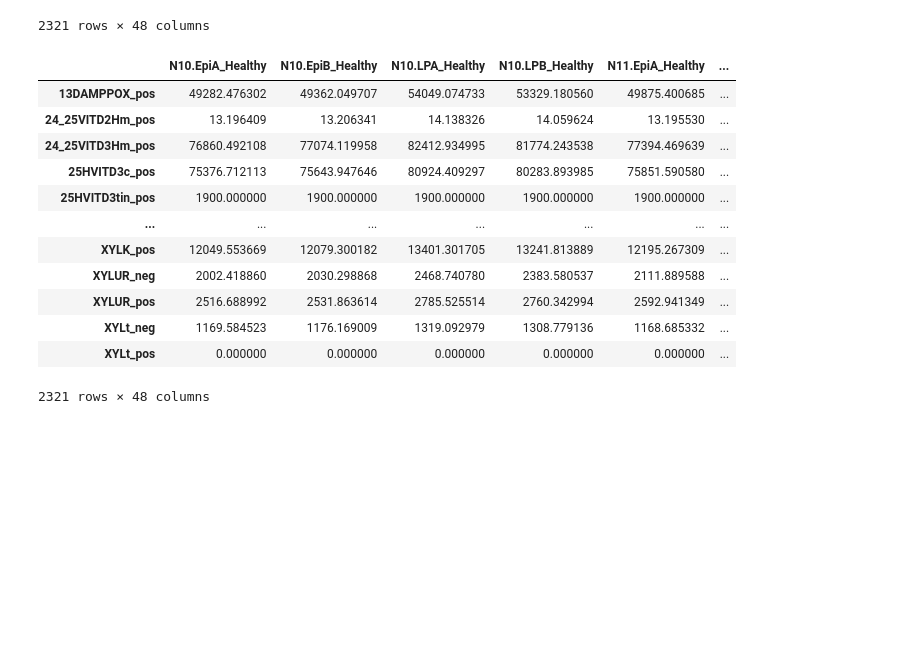
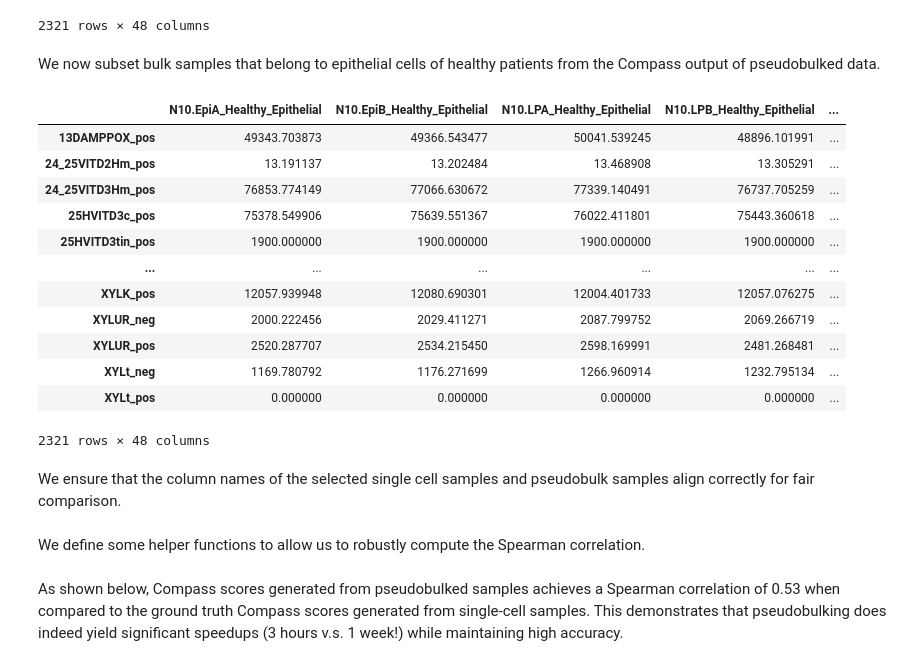
Before and after one commit to YosefLab/Compass, a Jupyter notebook: docs/notebooks/pseudobulk.ipynb, the cells around one changed output. Saved outputs shown, nothing was run; the diff lists cells and outputs as text; code cells hidden in the pictures; blank space fills up the shorter version.

```diff
--- a/docs/notebooks/pseudobulk.ipynb
+++ b/docs/notebooks/pseudobulk.ipynb
@@ -344,6 +380,6 @@ full_compass_results
 | XYLt_pos | 0.000000 | 0.000000 | 0.000000 | 0.000000 | ... |
 2321 rows × 50258 columns
 # %%
-pseudobulk_results = pd.read_csv('compass_results/reactions.tsv', sep='\t', index_col=0)
+pseudobulk_results = pd.read_csv('/data/yosef2/scratch/users/charleschien101/test_pseudobulk/reactions.tsv', sep='\t', index_col=0)
 pseudobulk_results
 # %% [output]
@@ -404,21 +423,25 @@ healthy_sample_results
 | XYLt_neg | 1325.945409 | 1325.073590 | 1345.795887 | 1335.052432 | 1329.232259 | 1319.555192 | 1391.727385 | 1347.302068 | 1367.081516 | 1370.724405 | ... |
 | XYLt_pos | 0.000000 | 0.000000 | 0.000000 | 0.000000 | 0.000000 | 0.000000 | 0.000000 | 0.000000 | 0.000000 | 0.000000 | ... |
 2321 rows × 48 columns
+# %% [markdown]
+We now subset bulk samples that belong to epithelial cells of healthy patients from the Compass output of pseudobulked data.
 # %%
-healthy_pseudobulk_results = pseudobulk_results.loc[:, ['Healthy' in col_name for col_name in pseudobulk_results.columns]]
+healthy_pseudobulk_results = pseudobulk_results.loc[:, [('Healthy' in col_name) and ('Epithelial' in col_name) for col_name in pseudobulk_results.columns]]
 healthy_pseudobulk_results = healthy_pseudobulk_results.reindex(sorted(healthy_pseudobulk_results.columns), axis=1)
 healthy_pseudobulk_results
 # %% [output]
-|  | N10.EpiA_Healthy | N10.EpiB_Healthy | N10.LPA_Healthy | N10.LPB_Healthy | N11.EpiA_Healthy | ... |
-| 13DAMPPOX_pos | 49282.476302 | 49362.049707 | 54049.074733 | 53329.180560 | 49875.400685 | ... |
-| 24_25VITD2Hm_pos | 13.196409 | 13.206341 | 14.138326 | 14.059624 | 13.195530 | ... |
-| 24_25VITD3Hm_pos | 76860.492108 | 77074.119958 | 82412.934995 | 81774.243538 | 77394.469639 | ... |
-| 25HVITD3c_pos | 75376.712113 | 75643.947646 | 80924.409297 | 80283.893985 | 75851.590580 | ... |
-| 25HVITD3tin_pos | 1900.000000 | 1900.000000 | 1900.000000 | 1900.000000 | 1900.000000 | ... |
-| ... | ... | ... | ... | ... | ... | ... |
-| XYLK_pos | 12049.553669 | 12079.300182 | 13401.301705 | 13241.813889 | 12195.267309 | ... |
-| XYLUR_neg | 2002.418860 | 2030.298868 | 2468.740780 | 2383.580537 | 2111.889588 | ... |
-| XYLUR_pos | 2516.688992 | 2531.863614 | 2785.525514 | 2760.342994 | 2592.941349 | ... |
-| XYLt_neg | 1169.584523 | 1176.169009 | 1319.092979 | 1308.779136 | 1168.685332 | ... |
-| XYLt_pos | 0.000000 | 0.000000 | 0.000000 | 0.000000 | 0.000000 | ... |
+|  | N10.EpiA_Healthy_Epithelial | N10.EpiB_Healthy_Epithelial | N10.LPA_Healthy_Epithelial | N10.LPB_Healthy_Epithelial | ... |
+| 13DAMPPOX_pos | 49343.703873 | 49366.543477 | 50041.539245 | 48896.101991 | ... |
+| 24_25VITD2Hm_pos | 13.191137 | 13.202484 | 13.468908 | 13.305291 | ... |
+| 24_25VITD3Hm_pos | 76853.774149 | 77066.630672 | 77339.140491 | 76737.705259 | ... |
+| 25HVITD3c_pos | 75378.549906 | 75639.551367 | 76022.411801 | 75443.360618 | ... |
+| 25HVITD3tin_pos | 1900.000000 | 1900.000000 | 1900.000000 | 1900.000000 | ... |
+| ... | ... | ... | ... | ... | ... |
+| XYLK_pos | 12057.939948 | 12080.690301 | 12004.401733 | 12057.076275 | ... |
+| XYLUR_neg | 2000.222456 | 2029.411271 | 2087.799752 | 2069.266719 | ... |
+| XYLUR_pos | 2520.287707 | 2534.215450 | 2598.169991 | 2481.268481 | ... |
+| XYLt_neg | 1169.780792 | 1176.271699 | 1266.960914 | 1232.795134 | ... |
+| XYLt_pos | 0.000000 | 0.000000 | 0.000000 | 0.000000 | ... |
 2321 rows × 48 columns
+# %% [markdown]
+We ensure that the column names of the selected single cell samples and pseudobulk samples align correctly for fair comparison.
@@ -425,3 +451,5 @@ healthy_pseudobulk_results
+# %% [markdown]
+We define some helper functions to allow us to robustly compute the Spearman correlation.
 # %%
 NONCONSTANT_COLUMN_THRESHOLD = 1e-3
 
@@ -512,5 +540,7 @@ def compute_spearman_r2s(
         spearman_r2 = compute_spearman_r2(y_true, y_pred)
         spearman_r2s[c] = spearman_r2
     return spearman_r2s
+# %% [markdown]
+As shown below, Compass scores generated from pseudobulked samples achieves a Spearman correlation of 0.53 when compared to the ground truth Compass scores generated from single-cell samples. This demonstrates that pseudobulking does indeed yield significant speedups (3 hours v.s. 1 week!) while maintaining high accuracy.
 # %%
 spearman_r2s = compute_spearman_r2s(healthy_sample_results.transpose().to_numpy(), healthy_pseudobulk_results.transpose().to_numpy())
```
Also changed, not shown: parts of 23 cells of this notebook, 2 other files.
